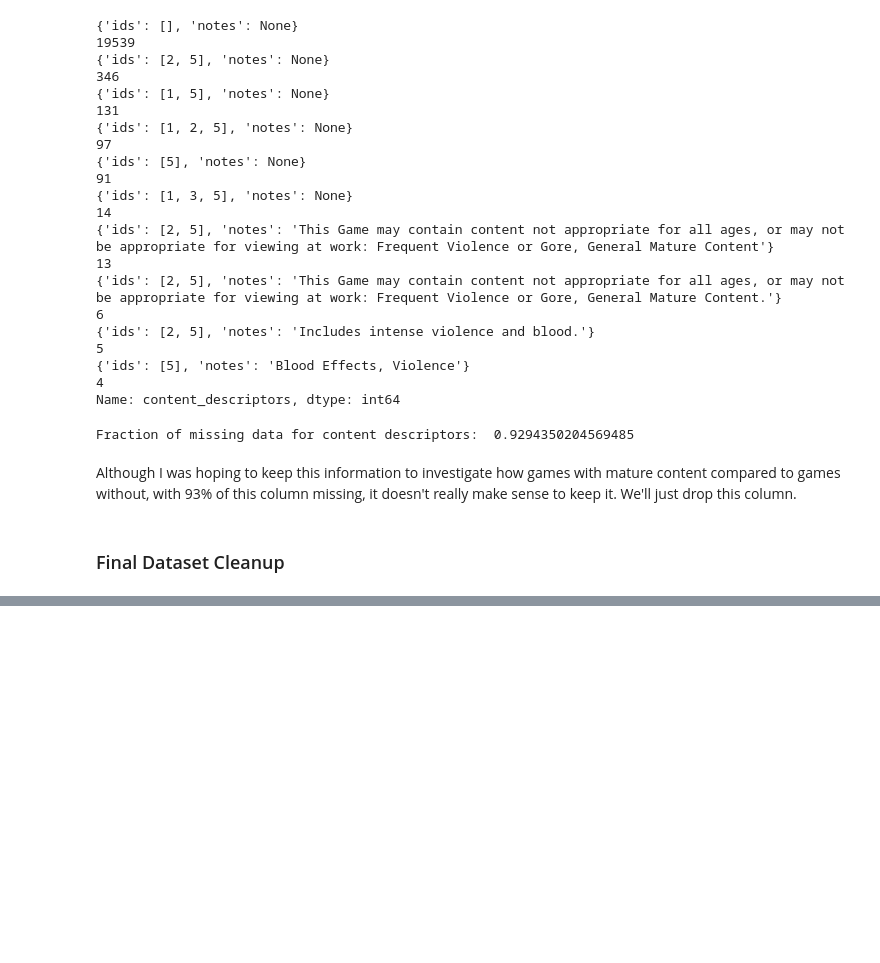
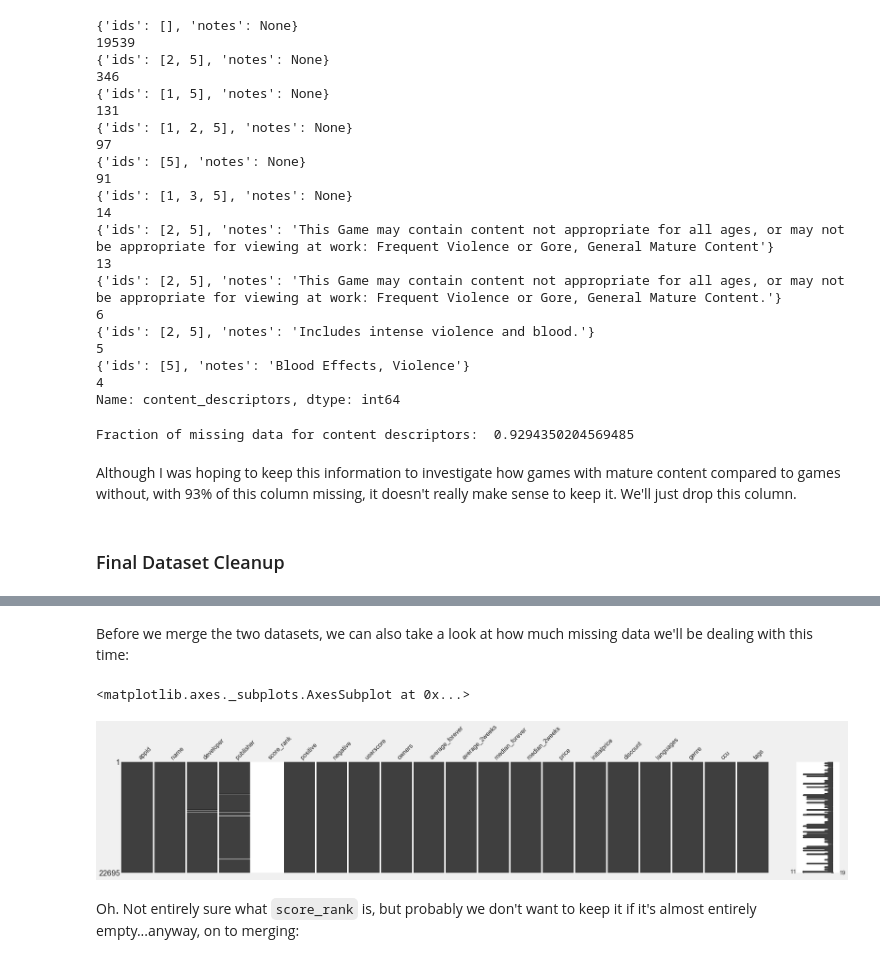
Before and after one commit to argwood/IndieP, a Jupyter notebook: IndieP_Data_Cleaning.ipynb, the cells around one changed output, grey strips where cells are left out. Saved outputs shown, nothing was run; the diff lists cells and outputs as text; code cells hidden in the pictures; blank space fills up the shorter version.

```diff
--- a/IndieP_Data_Cleaning.ipynb
+++ b/IndieP_Data_Cleaning.ipynb
@@ -974,0 +1137,11 @@ data_steam.head()
+# %%
+data_steamspy = data_steamspy_raw.copy() #make a copy of the raw data so we don't alter it
+# %% [markdown]
+Before we merge the two datasets, we can also take a look at how much missing data we'll be dealing with this time:
+# %%
+missingno.matrix(data_steamspy, figsize = (30,5))
+# %% [output]
+<matplotlib.axes._subplots.AxesSubplot at 0x...>
+[figure, added]
+# %% [markdown]
+Oh. Not entirely sure what `score_rank` is, but probably we don't want to keep it if it's almost entirely empty...anyway, on to merging:
```
Also changed, not shown: parts of 89 cells of this notebook.
